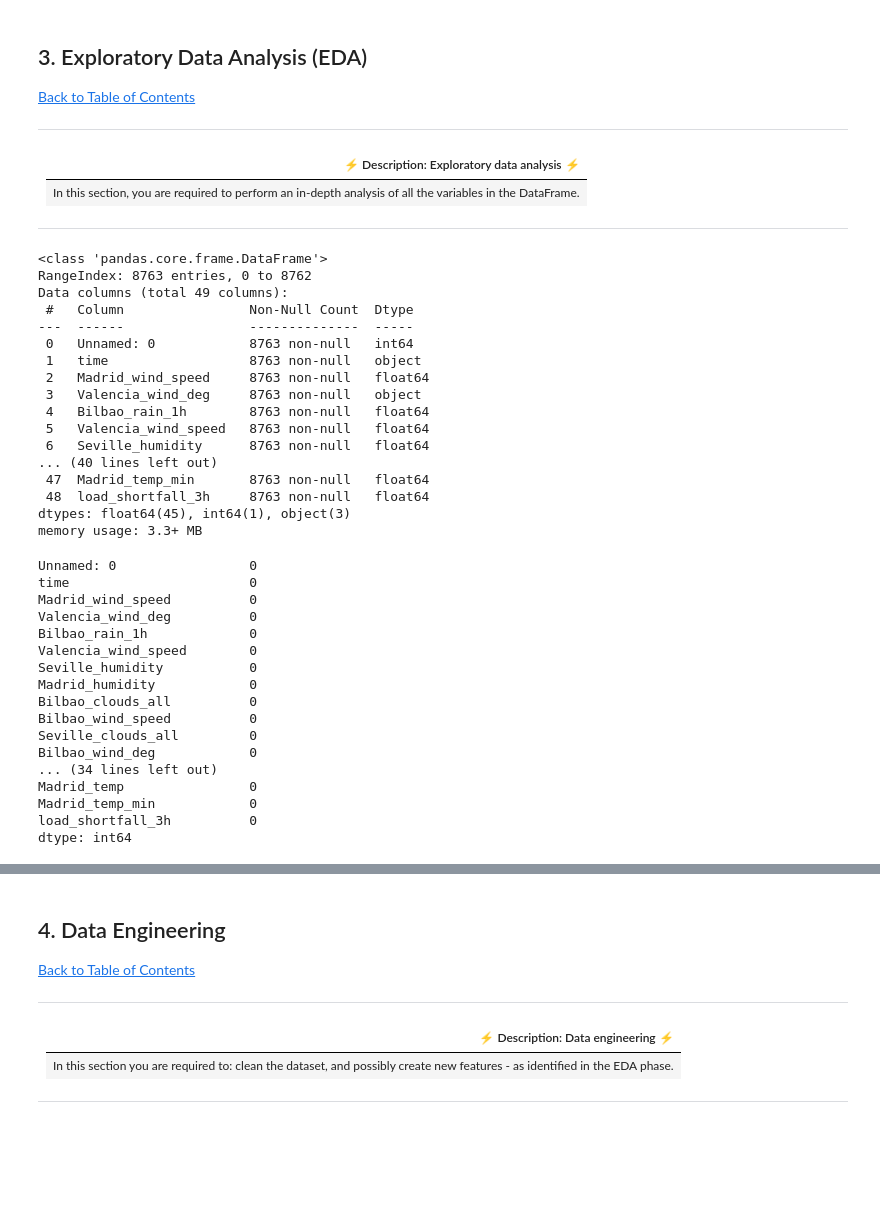
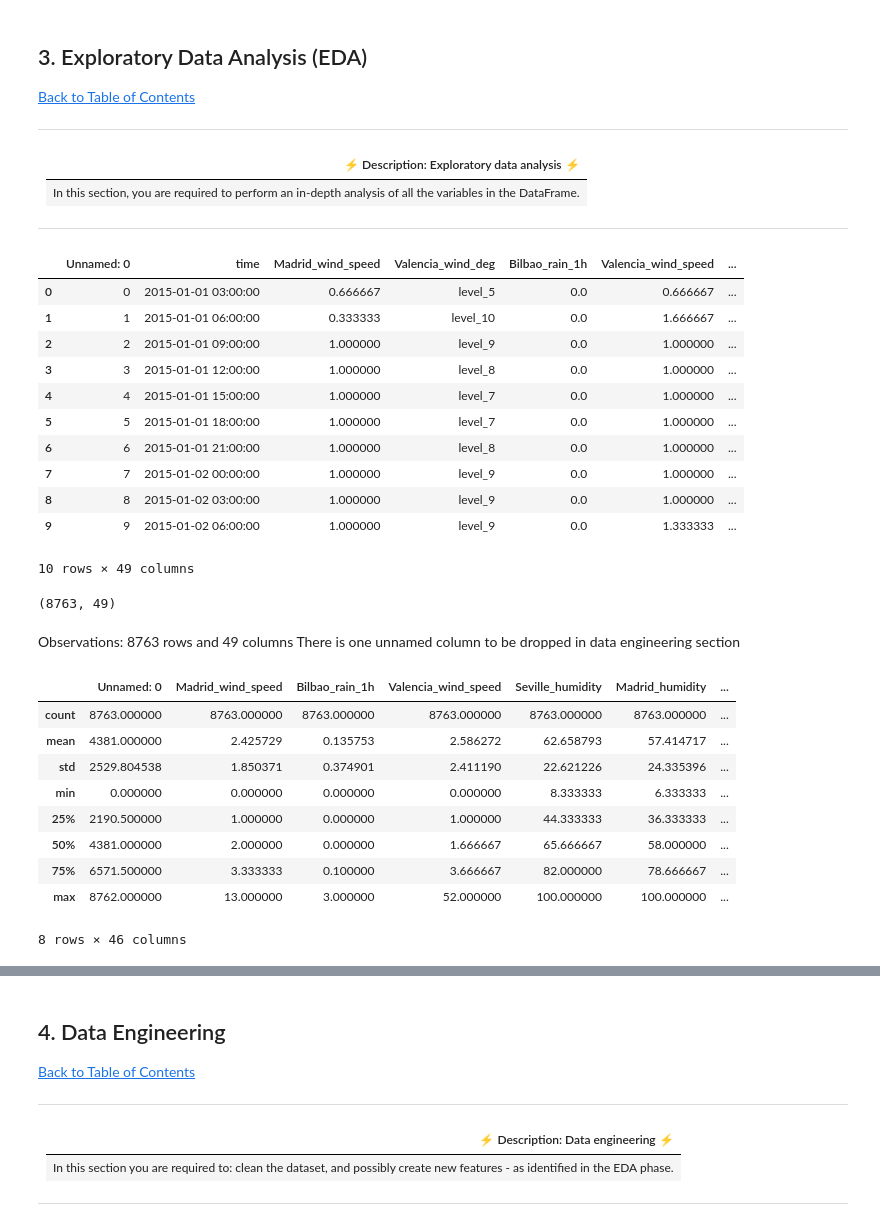
Before and after one commit to Reegs001220/Regression-sprint-2307FTDS-Team-DN1, a Jupyter notebook: Advanced-Regression-Starter-Data/starter-notebook.ipynb, the cells around one changed output, grey strips where cells are left out. Saved outputs shown, nothing was run; the diff lists cells and outputs as text; code cells hidden in the pictures; blank space fills up the shorter version.

```diff
--- a/Advanced-Regression-Starter-Data/starter-notebook.ipynb
+++ b/Advanced-Regression-Starter-Data/starter-notebook.ipynb
@@ -116,44 +112,40 @@ df
 | In this section, you are required to perform an in-depth analysis of all the variables in the DataFrame. |
 
 ---
+# %%
+# View the first 10 rows of the DataFrame
+df.head(10)
+# %% [output]
+|  | Unnamed: 0 | time | Madrid_wind_speed | Valencia_wind_deg | Bilbao_rain_1h | Valencia_wind_speed | ... |
+| 0 | 0 | 2015-01-01 03:00:00 | 0.666667 | level_5 | 0.0 | 0.666667 | ... |
+| 1 | 1 | 2015-01-01 06:00:00 | 0.333333 | level_10 | 0.0 | 1.666667 | ... |
+| 2 | 2 | 2015-01-01 09:00:00 | 1.000000 | level_9 | 0.0 | 1.000000 | ... |
+| 3 | 3 | 2015-01-01 12:00:00 | 1.000000 | level_8 | 0.0 | 1.000000 | ... |
+| 4 | 4 | 2015-01-01 15:00:00 | 1.000000 | level_7 | 0.0 | 1.000000 | ... |
+| 5 | 5 | 2015-01-01 18:00:00 | 1.000000 | level_7 | 0.0 | 1.000000 | ... |
+| 6 | 6 | 2015-01-01 21:00:00 | 1.000000 | level_8 | 0.0 | 1.000000 | ... |
+| 7 | 7 | 2015-01-02 00:00:00 | 1.000000 | level_9 | 0.0 | 1.000000 | ... |
+| 8 | 8 | 2015-01-02 03:00:00 | 1.000000 | level_9 | 0.0 | 1.000000 | ... |
+| 9 | 9 | 2015-01-02 06:00:00 | 1.000000 | level_9 | 0.0 | 1.333333 | ... |
+10 rows × 49 columns
+# %%
+df.shape
+# %% [output]
+(8763, 49)
+# %% [markdown]
+Observations: 8763 rows and 49 columns
+There is one unnamed column to be dropped in data engineering section
 # %%
 # look at data statistics
-df.info()
+df.describe() #mode
 # %% [output]
+|  | Unnamed: 0 | Madrid_wind_speed | Bilbao_rain_1h | Valencia_wind_speed | Seville_humidity | Madrid_humidity | ... |
+| count | 8763.000000 | 8763.000000 | 8763.000000 | 8763.000000 | 8763.000000 | 8763.000000 | ... |
+| mean | 4381.000000 | 2.425729 | 0.135753 | 2.586272 | 62.658793 | 57.414717 | ... |
+| std | 2529.804538 | 1.850371 | 0.374901 | 2.411190 | 22.621226 | 24.335396 | ... |
+| min | 0.000000 | 0.000000 | 0.000000 | 0.000000 | 8.333333 | 6.333333 | ... |
+| 25% | 2190.500000 | 1.000000 | 0.000000 | 1.000000 | 44.333333 | 36.333333 | ... |
+| 50% | 4381.000000 | 2.000000 | 0.000000 | 1.666667 | 65.666667 | 58.000000 | ... |
+| 75% | 6571.500000 | 3.333333 | 0.100000 | 3.666667 | 82.000000 | 78.666667 | ... |
+| max | 8762.000000 | 13.000000 | 3.000000 | 52.000000 | 100.000000 | 100.000000 | ... |
-<class 'pandas.core.frame.DataFrame'>
-RangeIndex: 8763 entries, 0 to 8762
-Data columns (total 49 columns):
- #   Column                Non-Null Count  Dtype
----  ------                --------------  -----
- 0   Unnamed: 0            8763 non-null   int64
- 1   time                  8763 non-null   object
- 2   Madrid_wind_speed     8763 non-null   float64
- 3   Valencia_wind_deg     8763 non-null   object
- 4   Bilbao_rain_1h        8763 non-null   float64
- 5   Valencia_wind_speed   8763 non-null   float64
- 6   Seville_humidity      8763 non-null   float64
-... (40 lines left out)
- 47  Madrid_temp_min       8763 non-null   float64
- 48  load_shortfall_3h     8763 non-null   float64
-dtypes: float64(45), int64(1), object(3)
-memory usage: 3.3+ MB
+8 rows × 46 columns
-# %%
-df.isnull().sum()
-# %% [output]
-Unnamed: 0                 0
-time                       0
-Madrid_wind_speed          0
-Valencia_wind_deg          0
-Bilbao_rain_1h             0
-Valencia_wind_speed        0
-Seville_humidity           0
-Madrid_humidity            0
-Bilbao_clouds_all          0
-Bilbao_wind_speed          0
-Seville_clouds_all         0
-Bilbao_wind_deg            0
-... (34 lines left out)
-Madrid_temp                0
-Madrid_temp_min            0
-load_shortfall_3h          0
-dtype: int64
```
Also changed, not shown: parts of 40 cells of this notebook.
